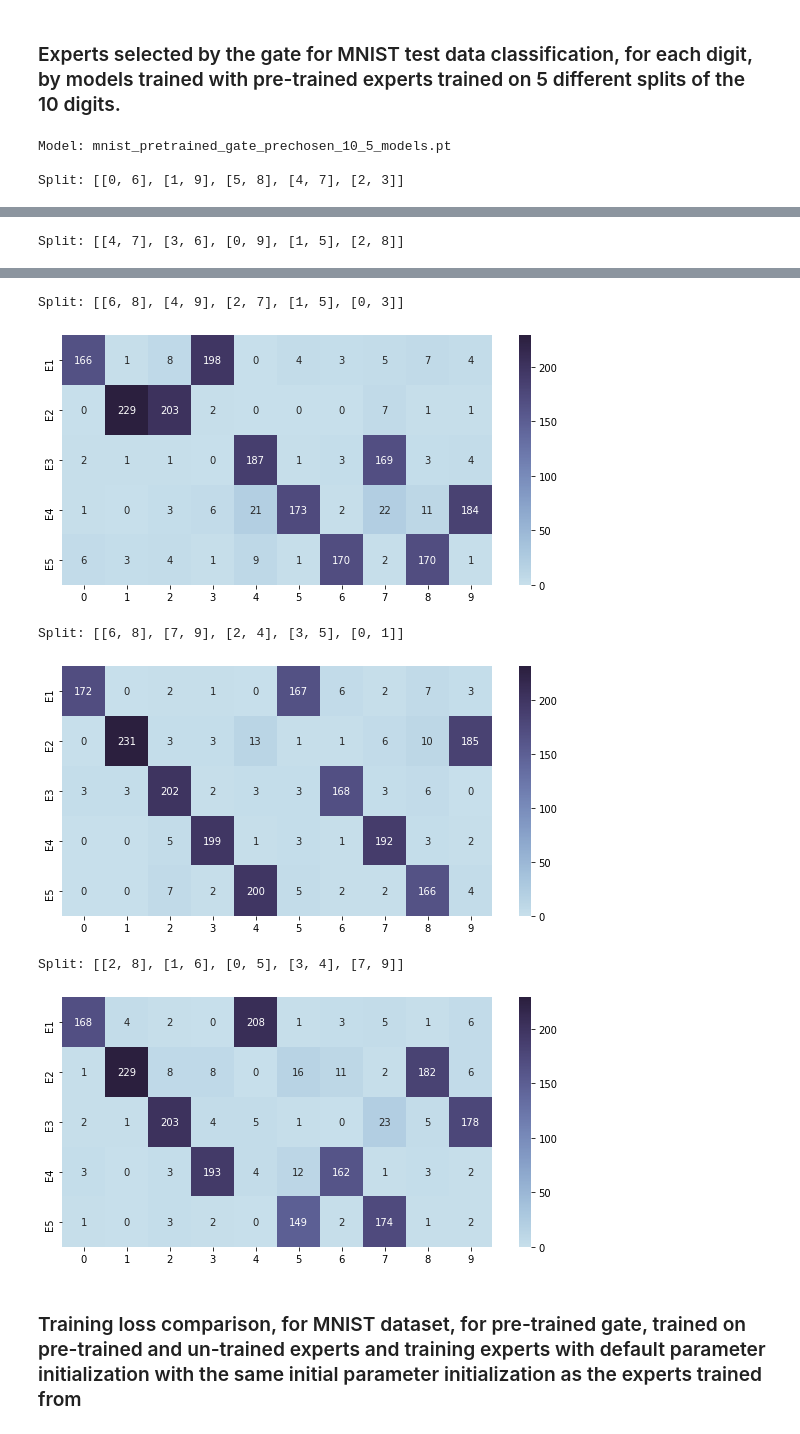
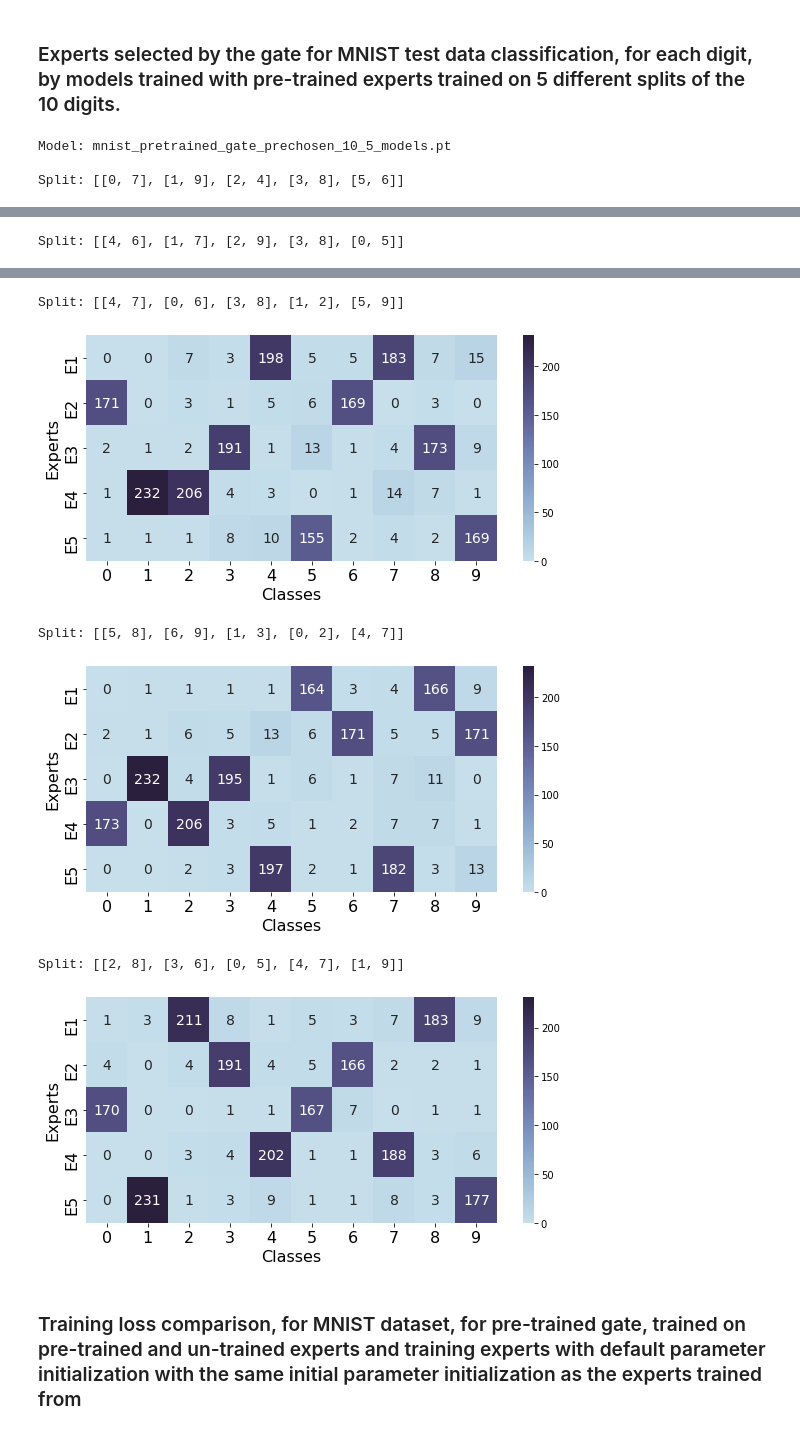
Before and after one commit to yamsgithub/modular_deep_learning, a Jupyter notebook: aaai_2022/notebooks/mnist_classification.ipynb, the cells around one changed output, grey strips where cells are left out. Drawn from its saved outputs; the diff is of its cells as text; code cells hidden in the pictures.

```diff
--- a/aaai_2022/notebooks/mnist_classification.ipynb
+++ b/aaai_2022/notebooks/mnist_classification.ipynb
@@ -936,0 +851,2 @@ w_importance = 0.0
+# %%
+filename='mnist_results_10K.csv'
@@ -946,11 +944,11 @@ m = model_1
 n_runs = 5
 n_run = 1
 total_experts = 5
-plot_file = generate_plot_file(m, str(num_classes)+'_'+str(total_experts)+'_'+str(n_runs)+'_models.pt')
+plot_file = generate_plot_file(m, specific=str(num_classes)+'_'+str(total_experts)+'_models.pt')
 
 # Note: Here we are loading the pre-trained model from 'pre_trained_model_path. Change this to 'model_path' to load the
 # model you build above
-models_scratch = torch.load(open(os.path.join(pre_trained_model_path, plot_file),'rb'), map_location=device)
+models_scratch = torch.load(open(os.path.join(model_path, plot_file),'rb'), map_location=device)
 print('Model:', plot_file)
 
 # Plotting for the model of the first run
@@ -972,8 +970,10 @@ for e_key, e_val in model.items():
 
         # plot the confusion matrix
         print('\nConfusion matrix of predictions of the MNIST test data by MoE expectation model')
-        sns.heatmap(confusion_matrix(labels.cpu(), pred_labels.cpu()), annot=True, ax=ax1, cmap=cmap, fmt='d')
-        image_file = generate_plot_file(m, 'conf_mat_run_'+str(n_run)+'_'+str(num_classes)+'_'+str(total_experts)+'_experts.png')
+        sns.heatmap(confusion_matrix(labels.cpu(), pred_labels.cpu()), annot=True, ax=ax1, cmap=cmap, fmt='d', annot_kws={"size": 14})
+        ax1.set_xticklabels(ax1.get_xticklabels(), fontsize=16)
+        ax1.set_yticklabels(ax1.get_yticklabels(), fontsize=16)
+        image_file = generate_plot_file(m, specific='conf_mat_run_'+str(n_run)+'_'+str(num_classes)+'_'+str(total_experts)+'_experts.png')
         fig1.savefig(os.path.join(fig_path, image_file))
         plt.show()
 
@@ -987,9 +987,13 @@ for e_key, e_val in model.items():
         class_expert_table = np.asarray([[0] * num_classes]*total_experts)
         for label, expert in zip(labels, pred_gate_labels):
             class_expert_table[expert,label] += 1
-        sns.heatmap(class_expert_table, yticklabels=['E'+str(i) for i in range(1,total_experts+1)], annot=True, cmap=cmap, fmt='d', ax=ax2)
-
-        image_file = generate_plot_file(m, 'class_expert_table_run_'+str(n_run)+'_'+str(num_classes)+'_'+str(total_experts)+'_experts.png')
+        sns.heatmap(class_expert_table, yticklabels=['E'+str(i) for i in range(1,total_experts+1)], annot=True, cmap=cmap, fmt='d',annot_kws={"size": 14}, ax=ax2)
+        ax2.set_xlabel('Classes', fontsize=16)
+        ax2.set_ylabel('Experts',fontsize=16)
+        ax2.set_xticklabels(ax2.get_xticklabels(), fontsize=16)
+        ax2.set_yticklabels(ax2.get_yticklabels(), fontsize=16)
+        image_file = generate_plot_file(m, specific='class_expert_table_run_'+str(n_run)+'_'+str(num_classes)+'_'+str(total_experts)+'_experts.png')
+        plt.tight_layout()
         fig2.savefig(os.path.join(fig_path, image_file))
         plt.show()
 # %% [output]
@@ -1003,11 +1007,11 @@ Experts used by the gate for classification of each digit
 ### Experts selected by the gate for MNIST test data classification, for each digit, by models trained with pre-trained experts trained on 5 different splits of the 10 digits.
 # %%
 # Pre-defined class split among experts
-classes_per_expert_list = [[[0,1], [2,5], [3,4], [6,9], [7,8]],
-                      [[0,9], [1,4], [2,7], [3,6], [5,8]],
-                      [[0,3], [1,2], [4,7], [5,9], [6,8]],
-                      [[0,5], [1,9], [2,6], [3,7], [4,8]],
-                      [[0,4],[1,8], [2,9], [3,6], [5,7]]]
+classes_per_expert_list = [[[0, 7], [1, 9], [2, 4], [3, 8], [5, 6]],
+ [[4, 6], [1, 7], [2, 9], [3, 8], [0, 5]],
+ [[4, 7], [0, 6], [3, 8], [1, 2], [5, 9]],
+ [[5, 8], [6, 9], [1, 3], [0, 2], [4, 7]],
+ [[2, 8], [3, 6], [0, 5], [4, 7], [1, 9]]]
 
 class_expert_map = []
 for cpe in classes_per_expert_list:
@@ -1021,11 +1025,11 @@ model_4 = 'mnist_pretrained_gate_prechosen'
 
 m = model_4
 total_experts = 5
-plot_file = generate_plot_file(m, str(num_classes)+'_'+str(total_experts)+'_models.pt')
+plot_file = generate_plot_file(m, specific=str(num_classes)+'_'+str(total_experts)+'_models.pt')
 
 # Note: Here we are loading the pre-trained model from 'pre_trained_model_path. Change this to 'model_path' to load the
 # model you build above
-models_prechosen = torch.load(open(os.path.join(pre_trained_model_path, plot_file),'rb'), map_location=device)
+models_prechosen = torch.load(open(os.path.join(model_path, plot_file),'rb'), map_location=device)
 print('Model:', plot_file)
 
 for classes_per_expert, model in zip(classes_per_expert_list, models_prechosen):
@@ -1049,12 +1053,16 @@ for classes_per_expert, model in zip(classes_per_expert_list, models_prechosen):
             class_expert_table = np.asarray([[0] * num_classes]*total_experts)
             for label, expert in zip(labels, pred_gate_labels):
                 class_expert_table[expert,label] += 1
-            sns.heatmap(class_expert_table, yticklabels=['E'+str(i) for i in range(1,total_experts+1)], annot=True, cmap=cmap, fmt='d', ax=ax1)
-            image_file = generate_plot_file(m, 'class_expert_table_'+classes_per_expert_str(classes_per_expert)+'_'+str(num_classes)+'_'+str(total_experts)+'_experts.png')
+            sns.heatmap(class_expert_table, yticklabels=['E'+str(i) for i in range(1,total_experts+1)], annot=True, cmap=cmap, fmt='d', annot_kws={"size": 14}, ax=ax1)
+            ax1.set_xlabel('Classes', fontsize=16)
+            ax1.set_ylabel('Experts',fontsize=16)
+            ax1.set_xticklabels(ax1.get_xticklabels(), fontsize=16)
+            ax1.set_yticklabels(ax1.get_yticklabels(), fontsize=16)
+            image_file = generate_plot_file(m, specific='class_expert_table_'+classes_per_expert_str(classes_per_expert)+'_'+str(num_classes)+'_'+str(total_experts)+'_experts.png')
             plt.tight_layout()
             fig1.savefig(os.path.join(fig_path, image_file))
             plt.show()
 # %% [output]
 Model: mnist_pretrained_gate_prechosen_10_5_models.pt
 
-Split: [[0, 6], [1, 9], [5, 8], [4, 7], [2, 3]]
+Split: [[0, 7], [1, 9], [2, 4], [3, 8], [5, 6]]
@@ -1062 +1070 @@ Split: [[0, 6], [1, 9], [5, 8], [4, 7], [2, 3]]
-Split: [[4, 7], [3, 6], [0, 9], [1, 5], [2, 8]]
+Split: [[4, 6], [1, 7], [2, 9], [3, 8], [0, 5]]
@@ -1064,9 +1072,9 @@ Split: [[4, 7], [3, 6], [0, 9], [1, 5], [2, 8]]
-Split: [[6, 8], [4, 9], [2, 7], [1, 5], [0, 3]]
+Split: [[4, 7], [0, 6], [3, 8], [1, 2], [5, 9]]
-[figure, old version]
+[figure, new version]
-Split: [[6, 8], [7, 9], [2, 4], [3, 5], [0, 1]]
+Split: [[5, 8], [6, 9], [1, 3], [0, 2], [4, 7]]
-[figure, old version]
+[figure, new version]
-Split: [[2, 8], [1, 6], [0, 5], [3, 4], [7, 9]]
+Split: [[2, 8], [3, 6], [0, 5], [4, 7], [1, 9]]
-[figure, old version]
+[figure, new version]
 # %% [markdown]
 ### Training loss comparison, for MNIST dataset, for pre-trained gate, trained on pre-trained and un-trained experts and training experts with default parameter initialization with the same initial parameter initialization as the experts trained from
 # %%
```
Also changed, not shown: parts of 39 cells of this notebook.
